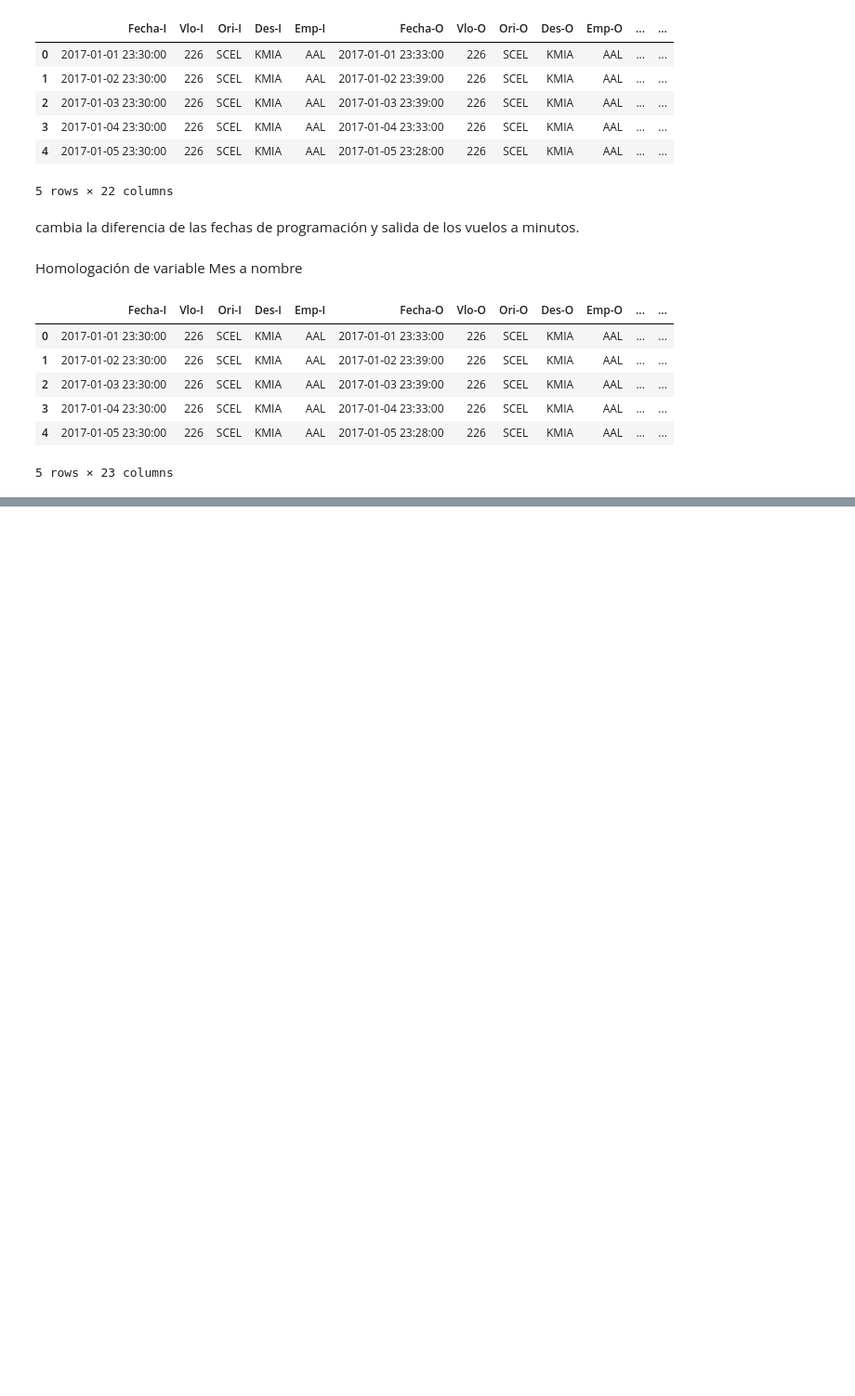
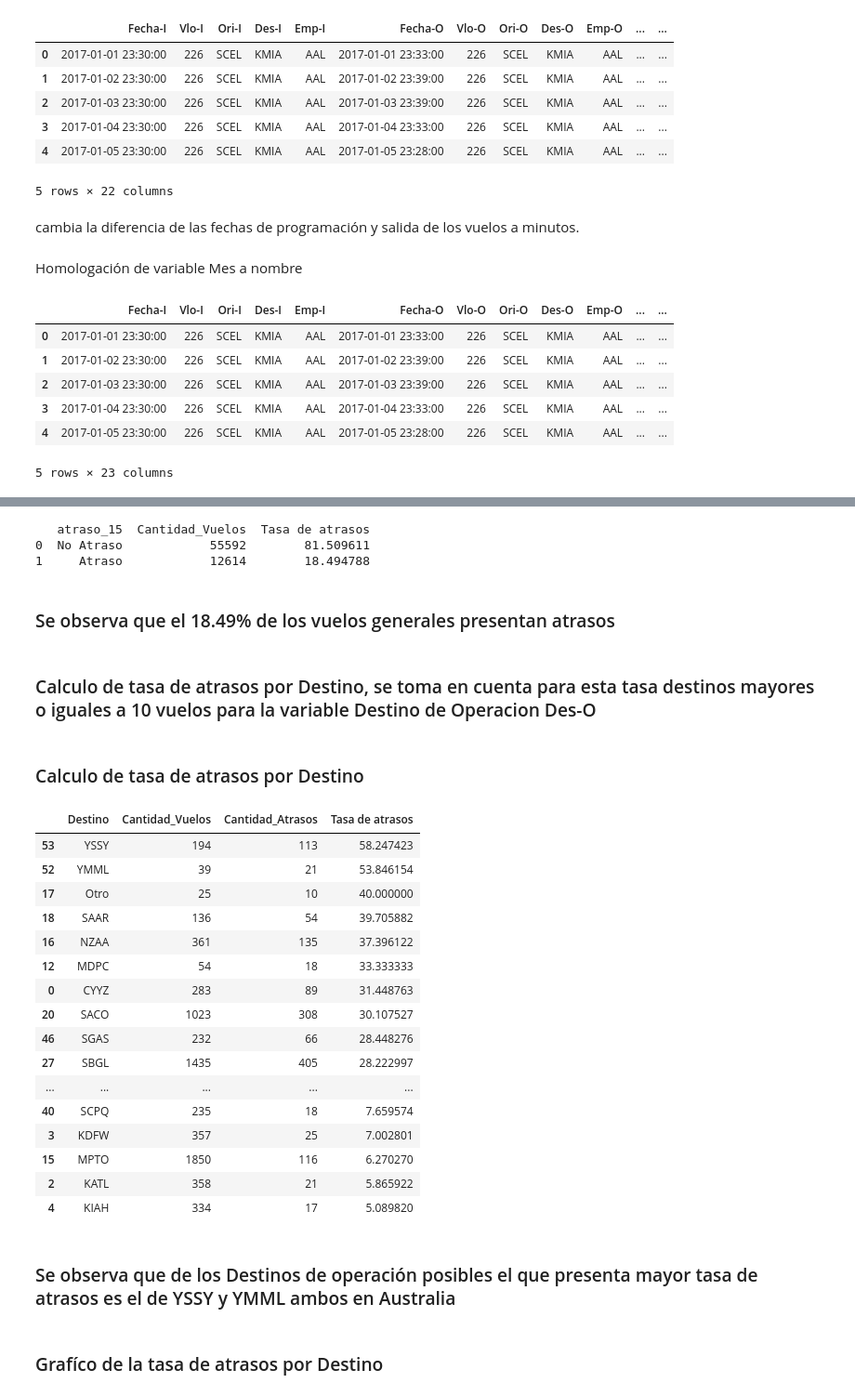
Before and after one commit to andresfuentes007/NTTDATA, a Jupyter notebook: Test_solution_1.ipynb, the cells around one changed output, grey strips where cells are left out. Shown: that part at 93% size. Saved outputs shown, nothing was run; the diff lists cells and outputs as text; code cells hidden in the pictures; blank space fills up the shorter version.

```diff
--- a/Test_solution_1.ipynb
+++ b/Test_solution_1.ipynb
@@ -152,0 +334,39 @@ datos.head()
+# %%
+Tasa_atrasos = datos_test.groupby(['atraso_15']
+                         # 'Des-O'
+                          #'OPERA',
+                          #'MES',
+                          #'DIA',
+                          #'temporada_alta'
+                        , dropna=False,as_index=False).agg(
+    Cantidad_Vuelos = ('atraso_15','count'))
+Tasa_atrasos['Tasa de atrasos'] = (Tasa_atrasos['Cantidad_Vuelos']/68203)*100
+
+
+def f(row):
+    if row == 0:
+        val = 'No Atraso'
+    else:
+        val = 'Atraso'
+    return val
+Tasa_atrasos['atraso_15'] = Tasa_atrasos['atraso_15'].apply(f)
+print(Tasa_atrasos)
+
+fig = px.bar(Tasa_atrasos
+             , y ='atraso_15'
+             , x ='Tasa de atrasos'
+             , color_continuous_scale= 'Bluered'
+             , color='Cantidad_Vuelos'
+             , orientation= 'h'
+             , title = 'Tasa de atrasos'
+             , text_auto = True
+             )
+fig.show()
+# %% [output]
+   atraso_15  Cantidad_Vuelos  Tasa de atrasos
+0  No Atraso            55592        81.509611
+1     Atraso            12614        18.494788
+# %% [markdown]
+### Se observa que el 18.49% de los vuelos generales presentan atrasos
+# %% [markdown]
+### Calculo de tasa de atrasos por Destino, se toma en cuenta para esta tasa destinos mayores o iguales a 10 vuelos para la variable Destino de Operacion Des-O
@@ -152,0 +387,39 @@ datos.head()
+# %% [markdown]
+### Calculo de tasa de atrasos por Destino
+# %%
+Destino = datos_test.groupby(['Destino']
+                          #'OPERA',
+                          #'MES',
+                          #'DIA',
+                          #'temporada_alta'
+                        ,as_index=False, dropna=False).agg(
+    Cantidad_Vuelos = ('atraso_15','count'),
+    Cantidad_Atrasos = ('atraso_15','sum'))
+
+Destino['Tasa de atrasos'] = Destino['Cantidad_Atrasos']/Destino['Cantidad_Vuelos']*100 #Calculo tasa de atrasos
+
+Destino[Destino['Cantidad_Vuelos']>10].sort_values('Tasa de atrasos',ascending=False).head(10)
+Destino_mayores = Destino[Destino['Cantidad_Vuelos']>10].sort_values('Tasa de atrasos',ascending=False)
+Destino.sort_values('Tasa de atrasos',ascending=False)
+# %% [output]
+|  | Destino | Cantidad_Vuelos | Cantidad_Atrasos | Tasa de atrasos |
+| 53 | YSSY | 194 | 113 | 58.247423 |
+| 52 | YMML | 39 | 21 | 53.846154 |
+| 17 | Otro | 25 | 10 | 40.000000 |
+| 18 | SAAR | 136 | 54 | 39.705882 |
+| 16 | NZAA | 361 | 135 | 37.396122 |
+| 12 | MDPC | 54 | 18 | 33.333333 |
+| 0 | CYYZ | 283 | 89 | 31.448763 |
+| 20 | SACO | 1023 | 308 | 30.107527 |
+| 46 | SGAS | 232 | 66 | 28.448276 |
+| 27 | SBGL | 1435 | 405 | 28.222997 |
+| ... | ... | ... | ... | ... |
+| 40 | SCPQ | 235 | 18 | 7.659574 |
+| 3 | KDFW | 357 | 25 | 7.002801 |
+| 15 | MPTO | 1850 | 116 | 6.270270 |
+| 2 | KATL | 358 | 21 | 5.865922 |
+| 4 | KIAH | 334 | 17 | 5.089820 |
+# %% [markdown]
+### Se observa que de los Destinos de operación posibles el que presenta mayor tasa de atrasos es el de YSSY  y YMML ambos en Australia
+# %% [markdown]
+### Grafíco de la tasa de atrasos por Destino
```
Also changed, not shown: parts of 32 cells of this notebook.
